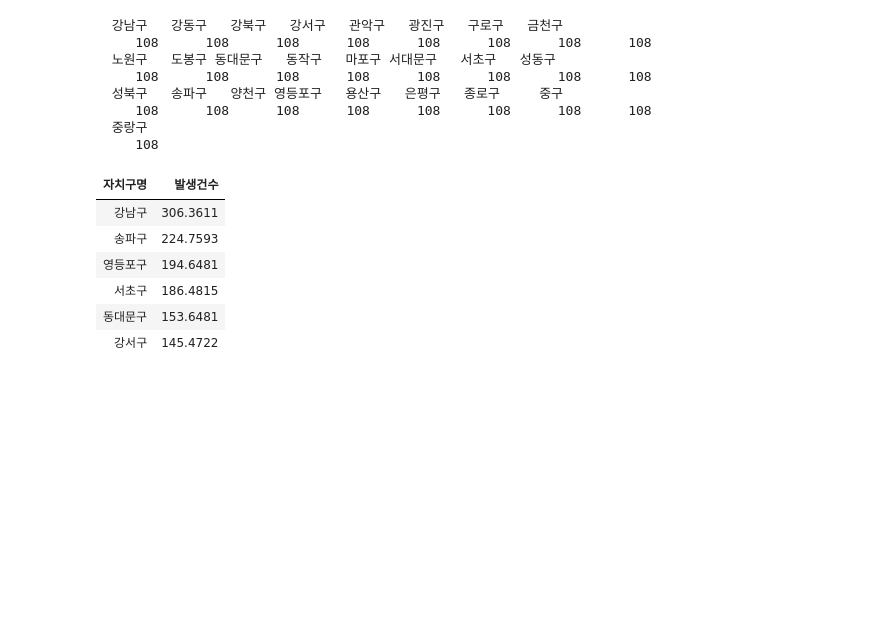
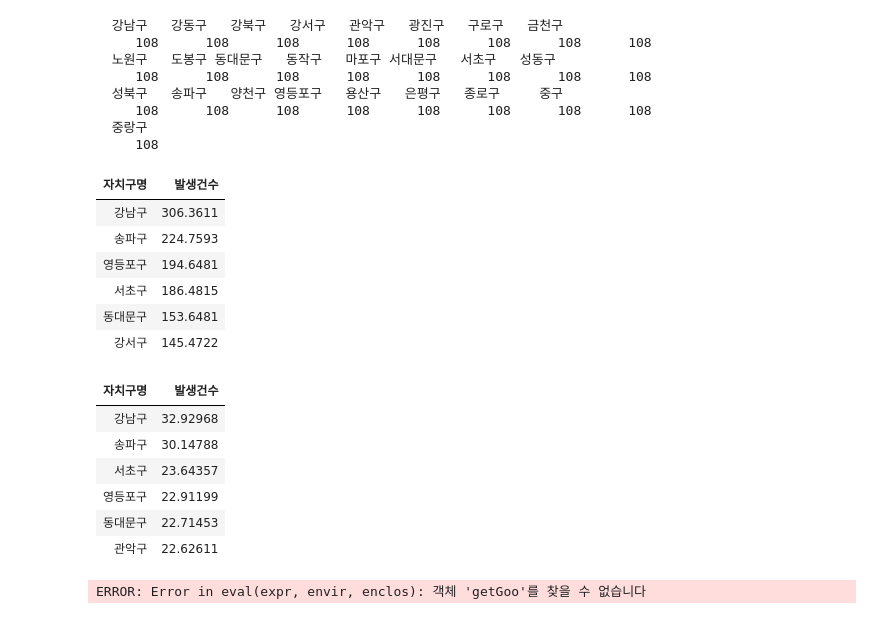
Before and after one commit to HyeogDo/R_study, a Jupyter notebook: 08. 파일 입출력.ipynb, the cells around one changed output. Drawn from its saved outputs; the diff is of its cells as text; code cells hidden in the pictures; blank space fills up the shorter version.

```diff
--- a/08. 파일 입출력.ipynb
+++ b/08. 파일 입출력.ipynb
@@ -555,7 +559,7 @@ aggregate(Sepal.Width ~ Species, iris, mean)
 # %%
 # 데이터셋을 불러와서 seoul이라는 변수에 넣기
 
-seoul <- read.csv("../Data/newSeoul2019.csv")
+seoul <- read.csv("../Data/newSeoul2019.csv", fileEncoding = "utf-8")
 print(head(seoul))
 # %% [output]
   년도 월 자치구명 발생건수 사망자수 부상자수
@@ -654,3 +658,17 @@ head(regionAcc.mean)
 | 서초구 | 186.4815 |
 | 동대문구 | 153.6481 |
 | 강서구 | 145.4722 |
+# %%
+head(arrange(aggregate(발생건수 ~ 자치구명, seoul, sd), desc(발생건수)))
+# %% [output]
+| 자치구명 | 발생건수 |
+| 강남구 | 32.92968 |
+| 송파구 | 30.14788 |
+| 서초구 | 23.64357 |
+| 영등포구 | 22.91199 |
+| 동대문구 | 22.71453 |
+| 관악구 | 22.62611 |
+# %%
+getGoo
+# %% [output]
+ERROR: Error in eval(expr, envir, enclos): 객체 'getGoo'를 찾을 수 없습니다
```
Also changed, not shown: parts of 20 cells of this notebook.
